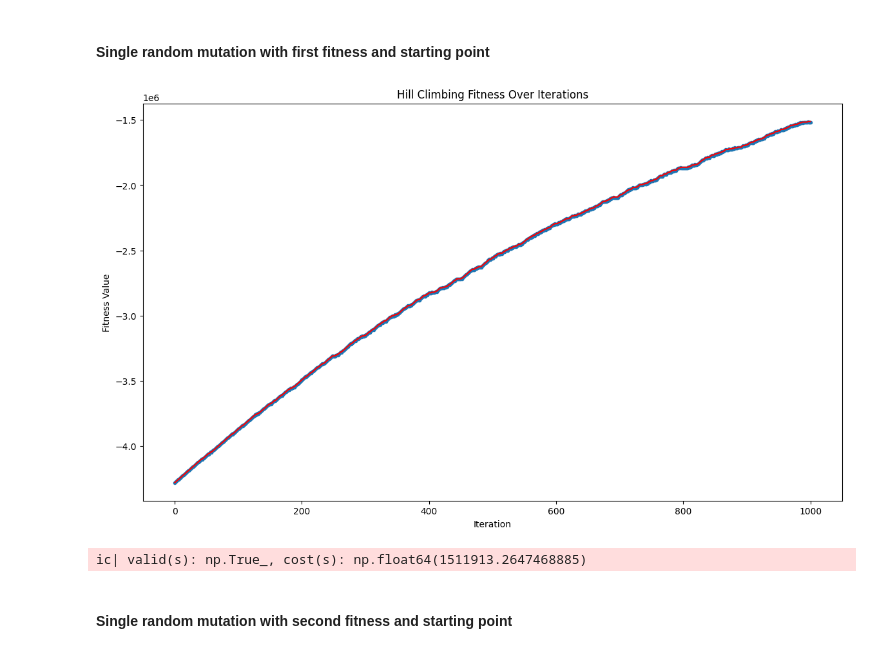
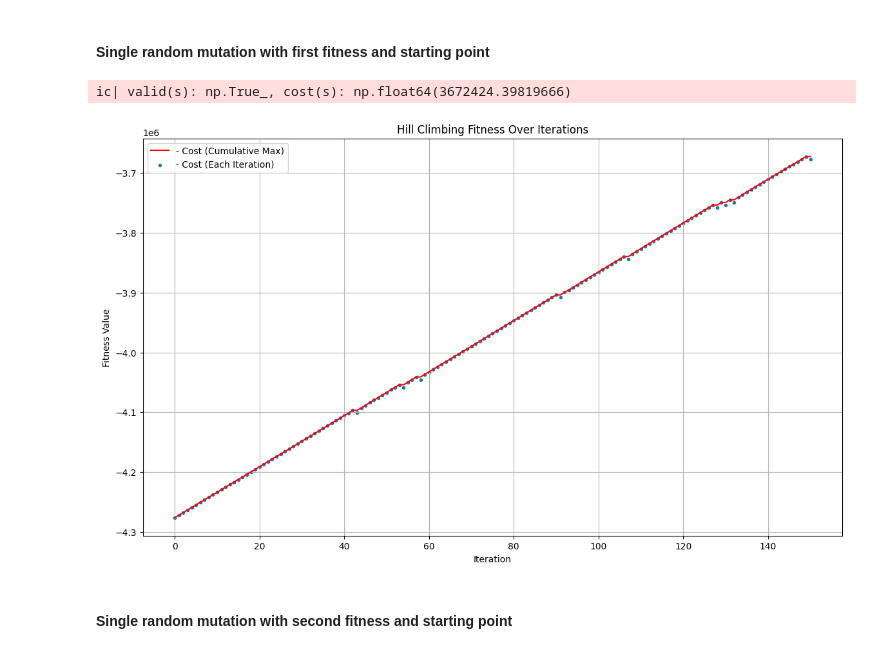
Before and after one commit to LeoneFabio/CI2024_lab1, a Jupyter notebook: set-cover.ipynb, the cells around one changed output. Cells and saved outputs as stored; diff of their text form; code cells hidden in the pictures.

```diff
--- a/set-cover.ipynb
+++ b/set-cover.ipynb
@@ -82,6 +86,30 @@ def tweak_2(solution):
         new_solution[index] = not new_solution[index]
     return new_solution
 
+def tweak_3(solution):
+    new_solution = solution.copy()
+    # Randomly decide whether to activate or deactivate a set
+    activate_set = rng.random() < 0.5
+    # If we decide to activate a set, look for an inactive set
+    if activate_set:
+        candidates = np.where(new_solution == False)[0]
+        if len(candidates) > 0:
+            # Randomly select a set among the inactive ones
+            index = rng.choice(candidates)
+            new_solution[index] = True
+    else:
+        # Otherwise, randomly deactivate a set among the active ones
+        candidates = np.where(new_solution == True)[0]
+        if len(candidates) > 0:
+            index = rng.choice(candidates)
+            new_solution[index] = False
+    # Add an additional probability for further tweaks
+    while rng.random() < 0.5:
+        index = rng.integers(NUM_SETS)
+        new_solution[index] = ~new_solution[index]
+    return new_solution
+
+
 def fitness_1(solution):
     """Returns the fitness of a solution in terms of (validity, -cost)"""
     return (valid(solution), -cost(solution))
@@ -100,8 +128,19 @@ def starting_point_2():
 
 # Define a fixed number of steps as a stopping criterion
 def stopping_criterion():
-    NUM_STEPS = 400
+    NUM_STEPS = 150
     return range(NUM_STEPS)
+
+# A hill-climbing algorithm
+def hill_climbing(tweak, fitness, starting_point):
+    solution = starting_point()
+    history = [fitness(solution)]
+    for _ in stopping_criterion():
+        new_solution = tweak(solution)
+        history.append(fitness(new_solution))
+        if fitness(new_solution) > fitness(solution):
+            solution = new_solution
+    return solution, history
 # %% [markdown]
 ### Hill Climbing - Single random mutation
 # %% [markdown]
@@ -120,14 +148,15 @@ def hill_climbing(tweak, fitness, starting_point):
 # %%
 s, history = hill_climbing(tweak=tweak_1, fitness=fitness_1, starting_point=starting_point_1)
+ic(valid(s), cost(s))
 
+#first criterion: validity, second criterion: -cost
 fitness_values = [second_fitness_criterion for first_fitness_criterion, second_fitness_criterion in history]
-fitness_plot(fitness_values)
+fitness_plot(fitness_values, "- Cost (Cumulative Max)", "- Cost (Each Iteration)")
 
-ic(valid(s), cost(s))
 None
 # %% [output]
+ic| valid(s): np.True_, cost(s): np.float64(3672424.39819666)
-[figure, old version]
+[figure, new version]
-ic| valid(s): np.True_, cost(s): np.float64(1511913.2647468885)
 # %% [markdown]
 #### Single random mutation with second fitness and starting point
 # %%
```
Also changed, not shown: parts of 20 cells of this notebook, 1 other file.
